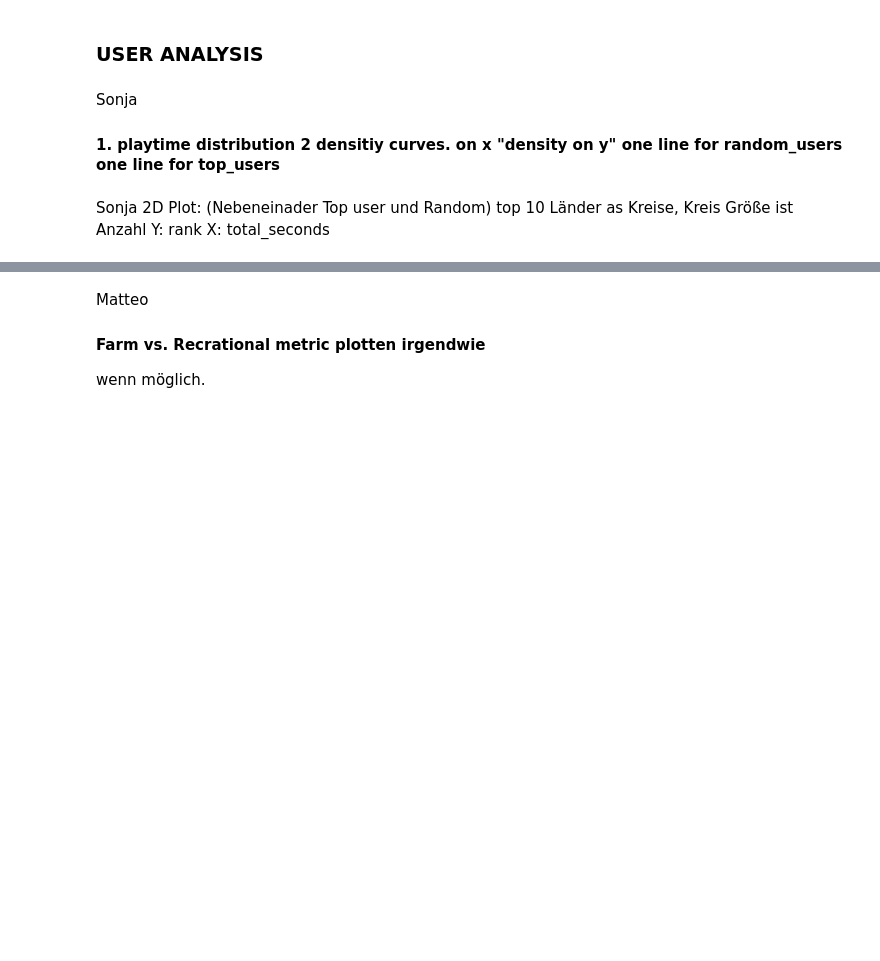
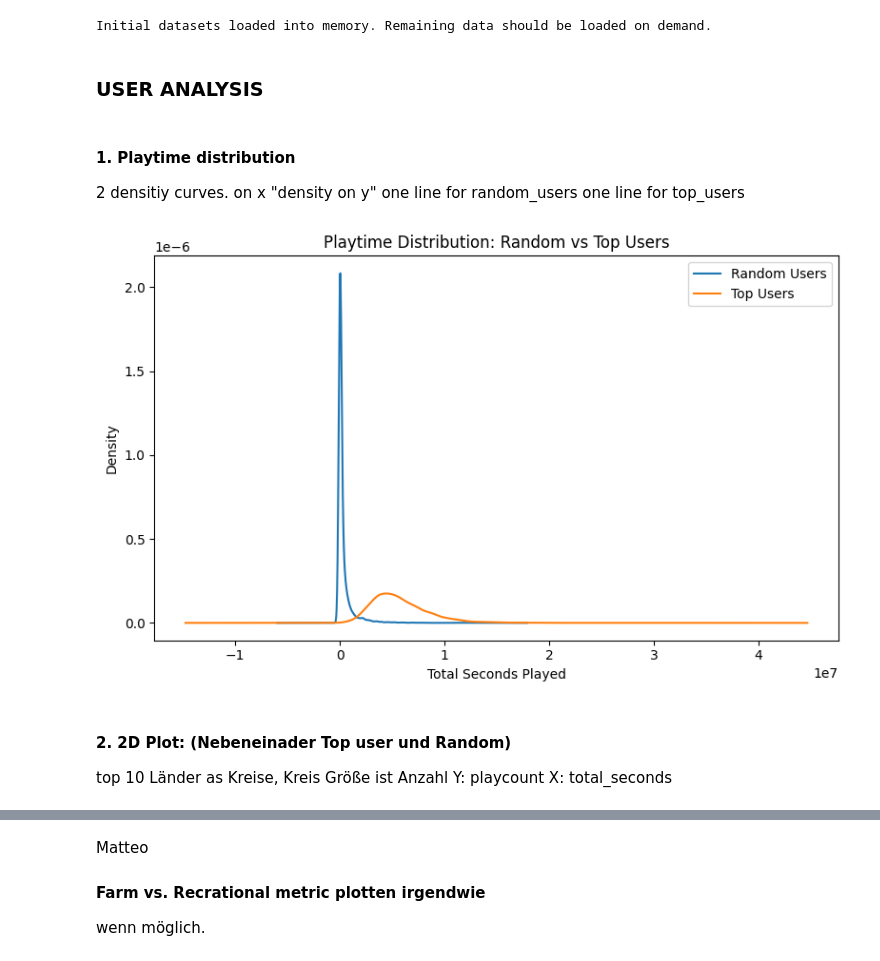
Before and after one commit to mattik01/Osu-RecSys-Study, a Jupyter notebook: DataAnalysis/analysis.ipynb, the cells around one changed output, grey strips where cells are left out. Cells and saved outputs as stored; diff of their text form; code cells hidden in the pictures; blank space fills up the shorter version.

Commit message:
Add graphs to the analysis.ipynb

```diff
--- a/DataAnalysis/analysis.ipynb
+++ b/DataAnalysis/analysis.ipynb
@@ -5,7 +5,7 @@ import os
 # %%
 ### load beatmaps, user_random_df and user_top_df rest on demand because memory.
 # Define the base data directory
-data_dir = os.path.join("data", "processed")
+data_dir = os.path.join("../data", "processed")
 beatmaps_path = os.path.join(data_dir, "beatmaps.csv")
 
 beatmaps_df = pd.read_csv(beatmaps_path)
@@ -15,15 +15,30 @@ user_top_path = os.path.join(data_dir, "top_10000__users.csv")
 user_top_df = pd.read_csv(user_top_path)
 
 print("Initial datasets loaded into memory. Remaining data should be loaded on demand.")
+# %% [output]
+Initial datasets loaded into memory. Remaining data should be loaded on demand.
 # %% [markdown]
 ### USER ANALYSIS
 # %% [markdown]
 
-Sonja
-#### 1. playtime distribution 2 densitiy curves. on x "density on y" one line for random_users one line for top_users
+#### 1. Playtime distribution
+2 densitiy curves. on x "density on y" one line for random_users one line for top_users
+# %%
+import matplotlib.pyplot as plt
+
+plt.figure(figsize=(8, 5))
+user_random_df['total_seconds_played'].plot(kind='kde', label='Random Users')
+user_top_df['total_seconds_played'].plot(kind='kde', label='Top Users')
+plt.xlabel('Total Seconds Played')
+plt.ylabel('Density')
+plt.title('Playtime Distribution: Random vs Top Users')
+plt.legend()
+plt.tight_layout()
+plt.show()
+# %% [output]
+[figure, added]
 # %% [markdown]
-Sonja
-2D Plot: (Nebeneinader Top user und Random)
+#### 2. 2D Plot: (Nebeneinader Top user und Random)
 top 10 Länder as Kreise, Kreis Größe ist Anzahl
-Y: rank
+Y: playcount
 X: total_seconds
```
Also changed, not shown: parts of 5 cells of this notebook.
